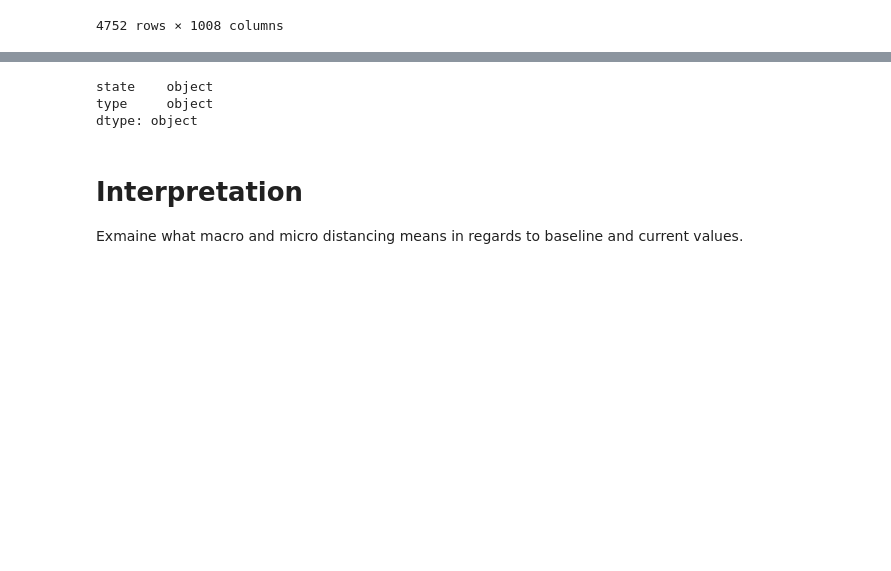
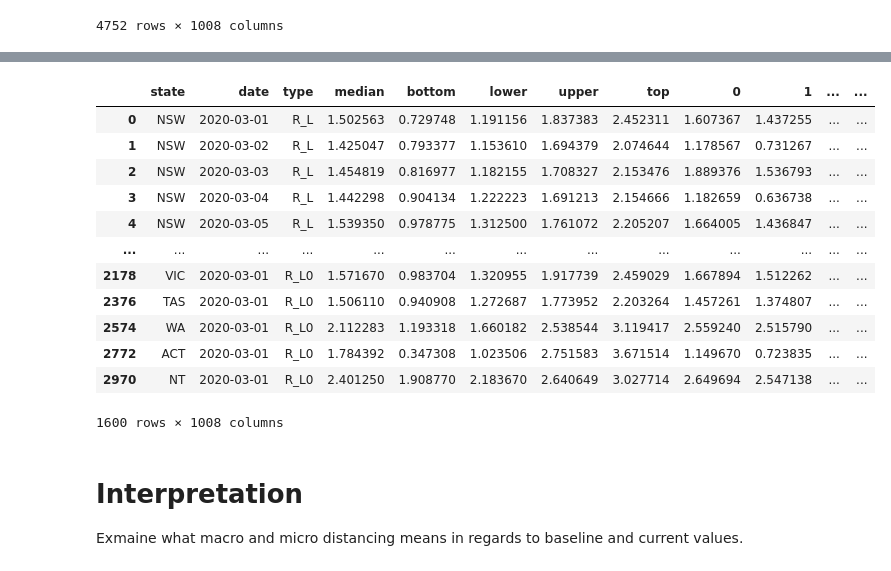
Before and after one commit to tdennisliu/covid19-forecasting-aus, a Jupyter notebook: model/forecast.ipynb, the cells around one changed output, grey strips where cells are left out. Saved outputs shown, nothing was run; the diff lists cells and outputs as text; code cells hidden in the pictures; blank space fills up the shorter version.

```diff
--- a/model/forecast.ipynb
+++ b/model/forecast.ipynb
@@ -763,6 +763,7 @@ df_hdf = df_hdf.append(df_Rhats.loc[(df_Rhats.type=='R_L0')&(df_Rhats.date=='202
 
 #since strings data types have variable length, it is by default stored as object dtype.
 #change to string data type
-df_hdf['state'] = df_hdf['state'].astype('|S80')
-df_hdf['type'] = df_hdf['type'].astype('|S80')
+#df_hdf['state'] = df_hdf['state'].astype('|S80')
+#df_hdf['type'] = df_hdf['type'].astype('|S80')
+
 df_hdf.to_hdf('../data/soc_mob_R'+today+'.h5',key='Reff')
@@ -769,9 +779,19 @@ df_hdf.to_hdf('../data/soc_mob_R'+today+'.h5',key='Reff')
-# %%
-df_hdf[['state','type']].dtypes
-# %% [output]
-state    object
-type     object
-dtype: object
+# %%
+df_hdf
+# %% [output]
+|  | state | date | type | median | bottom | lower | upper | top | 0 | 1 | ... | ... |
+| 0 | NSW | 2020-03-01 | R_L | 1.502563 | 0.729748 | 1.191156 | 1.837383 | 2.452311 | 1.607367 | 1.437255 | ... | ... |
+| 1 | NSW | 2020-03-02 | R_L | 1.425047 | 0.793377 | 1.153610 | 1.694379 | 2.074644 | 1.178567 | 0.731267 | ... | ... |
+| 2 | NSW | 2020-03-03 | R_L | 1.454819 | 0.816977 | 1.182155 | 1.708327 | 2.153476 | 1.889376 | 1.536793 | ... | ... |
+| 3 | NSW | 2020-03-04 | R_L | 1.442298 | 0.904134 | 1.222223 | 1.691213 | 2.154666 | 1.182659 | 0.636738 | ... | ... |
+| 4 | NSW | 2020-03-05 | R_L | 1.539350 | 0.978775 | 1.312500 | 1.761072 | 2.205207 | 1.664005 | 1.436847 | ... | ... |
+| ... | ... | ... | ... | ... | ... | ... | ... | ... | ... | ... | ... | ... |
+| 2178 | VIC | 2020-03-01 | R_L0 | 1.571670 | 0.983704 | 1.320955 | 1.917739 | 2.459029 | 1.667894 | 1.512262 | ... | ... |
+| 2376 | TAS | 2020-03-01 | R_L0 | 1.506110 | 0.940908 | 1.272687 | 1.773952 | 2.203264 | 1.457261 | 1.374807 | ... | ... |
+| 2574 | WA | 2020-03-01 | R_L0 | 2.112283 | 1.193318 | 1.660182 | 2.538544 | 3.119417 | 2.559240 | 2.515790 | ... | ... |
+| 2772 | ACT | 2020-03-01 | R_L0 | 1.784392 | 0.347308 | 1.023506 | 2.751583 | 3.671514 | 1.149670 | 0.723835 | ... | ... |
+| 2970 | NT | 2020-03-01 | R_L0 | 2.401250 | 1.908770 | 2.183670 | 2.640649 | 3.027714 | 2.649694 | 2.547138 | ... | ... |
+1600 rows × 1008 columns
 # %% [markdown]
 # Interpretation
 Exmaine what macro and micro distancing means in regards to baseline and current values.
```
Also changed, not shown: parts of 1 cell of this notebook, 1 other file.
